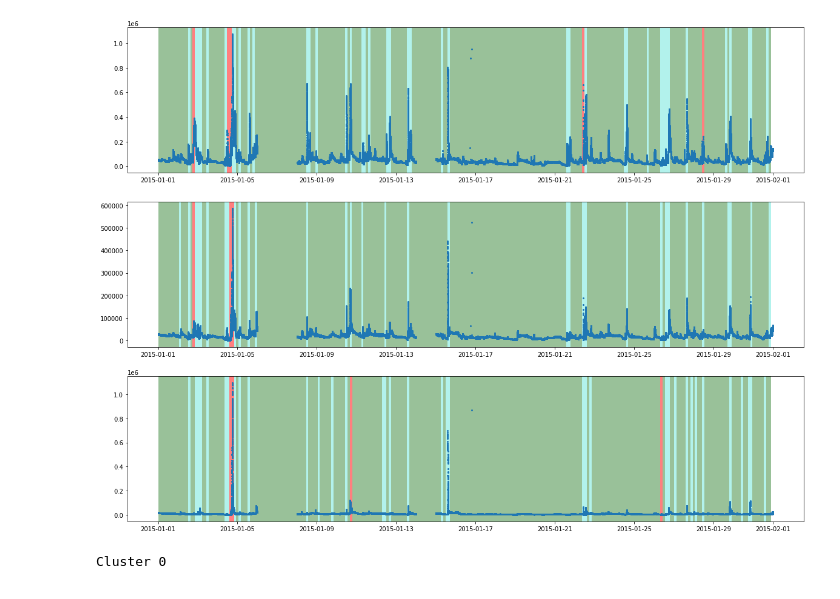
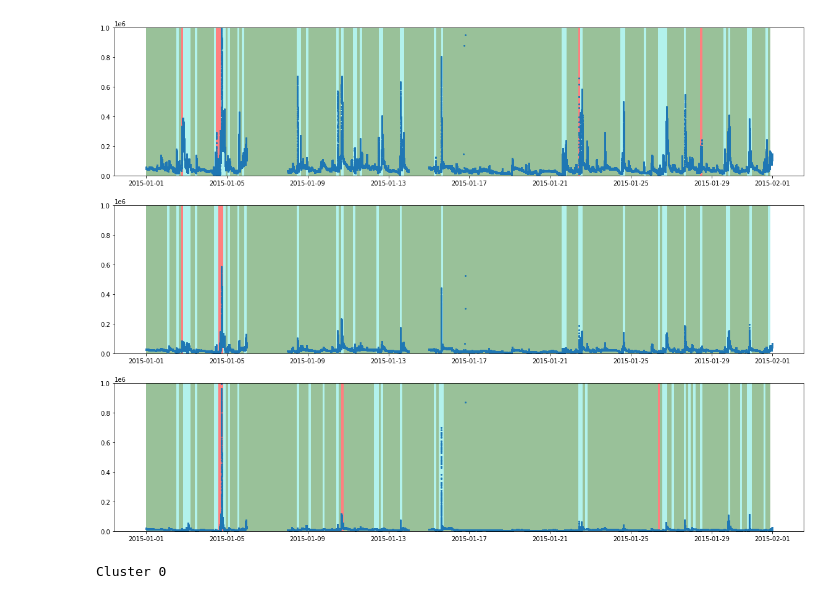
Before and after one commit to zeroknowledgediscovery/patternly, a Jupyter notebook: examples/Satellite_ts.ipynb, the cells around one changed output. Cells and saved outputs as stored; diff of their text form; code cells hidden in the pictures.

```diff
--- a/examples/Satellite_ts.ipynb
+++ b/examples/Satellite_ts.ipynb
@@ -41,45 +41,44 @@ import matplotlib.dates as mdates
 from datetime import datetime
 plt.rcParams["figure.figsize"] = (20,15)
 
-start = datetime.strptime(original.iloc[:,0][0], "%Y-%m-%d %H:%M:%S.%f%z")
-end = datetime.strptime(original.iloc[:,0][original.shape[0]-1], "%Y-%m-%d %H:%M:%S.%f%z")
-
 dts = pd.DataFrame([datetime.strptime(date, "%Y-%m-%d %H:%M:%S.%f%z") for date in original.iloc[:,0][:]])
 dts.index = original.index
 
 for i in range(start_col, end_col):
+    # align sequence values with timestamps
     seqs = original.iloc[:,i+1].to_frame().replace(-1e+31, np.nan).dropna(how="all", axis=0)
     data = pd.concat([seqs, dts], axis=1).dropna(how="any", axis=0)
     data.columns = ["val", "ts"]
 
     plt.subplot(end_col - start_col, 1, i + 1 - start_col)
-#     plt.ylim(top=1e6)
+    plt.ylim(top=1e6)
     plt.plot_date(data["ts"], data["val"].T.values.tolist(), markersize=2)
 
+    # color anomalies
     anoms = list(predictions[predictions[i - start_col] == True].index)
     for index in anoms:
         beg = data["ts"].iloc[index * window_size]
         end = data["ts"].iloc[index * window_size + window_size]
         plt.axvspan(beg, end, color='red', alpha=0.5, lw=0)
 
     # rank clusters for coloring
     cluster_counts = [0 for j in range(n_clusters)]
     for cluster in pipelines[i - start_col].closest_match:
         cluster_counts[cluster] += 1
     cluster_rank = np.flip(np.argsort(cluster_counts))
 
+    # color non-anomalies by cluster
     for index in predictions.index:
         if index in anoms:
             continue
         beg = data["ts"].iloc[index * window_size]
         end = data["ts"].iloc[index * window_size + window_size]
         colors = ["darkgreen", "turquoise", "gray", "navy"]
         plt.axvspan(beg, end, color=colors[cluster_rank[pipelines[i - start_col].closest_match[index]]], alpha=0.4, lw=0)
 
-
 plt.show()
 # %% [output]
-[figure, old version]
+[figure, new version]
 # %%
 from IPython.display import Image, display
 from IPython.core.display import HTML
```
Also changed, not shown: parts of 1 cell of this notebook.
